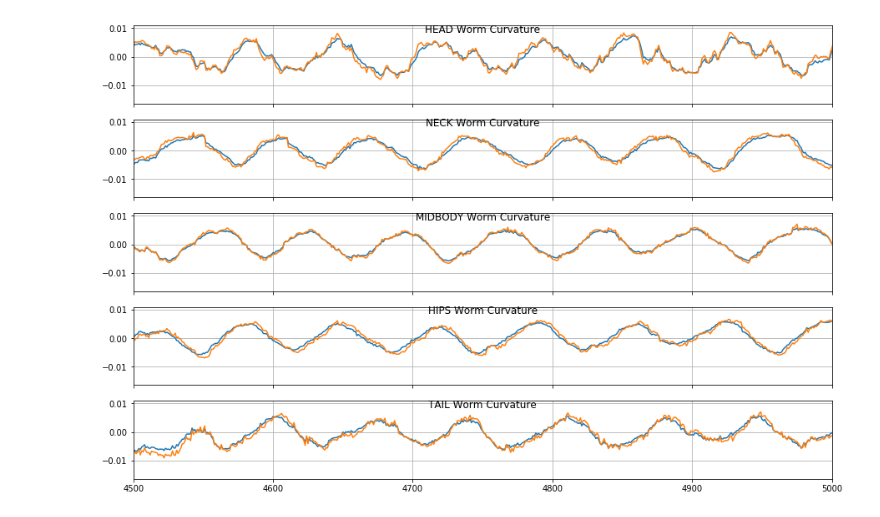
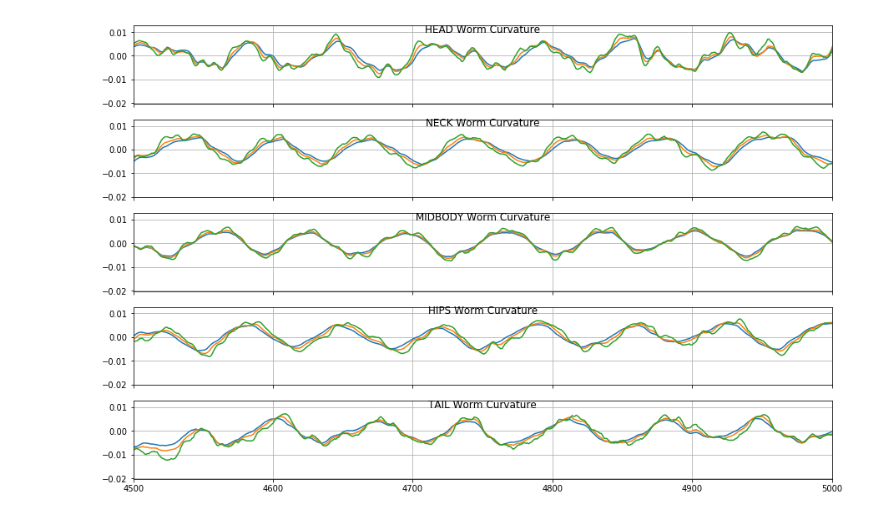
Before and after one commit to ver228/Work_In_Progress, a Jupyter notebook: work_in_progress/new_features/Bend Angles.ipynb, the cells around one changed output. Saved outputs shown, nothing was run; the diff lists cells and outputs as text; code cells hidden in the pictures.

```diff
--- a/work_in_progress/new_features/Bend Angles.ipynb
+++ b/work_in_progress/new_features/Bend Angles.ipynb
@@ -17,30 +17,30 @@ ventral_contours = data['ventral_contour']
 # %%
 segments_ind_dflt = {
     'head' : 0,
     'neck' : 0.25,
     'midbody' : 0.5,
     'hips' : 0.75,
     'tail' : 1.,
 }
 
 xlim = (4500, 5000)
 
 f, axs = plt.subplots(len(segments_ind_dflt), sharex=True, sharey=True, figsize = (15, 10))
 
 skel_lengths = _h_lengths(skeletons)
-for points_window in [5, 4]:#range(4, 6):
+for points_window in [5, 4, 3]:#range(4, 6):
     curvatures = _h_curvature(skeletons, points_window, lengths=None)
 
     max_angle_index = curvatures.shape[-1]-1
     segments_ind = {k:int(round(x*max_angle_index)) for k,x in segments_ind_dflt.items()}
 
     for ax, (p, ind) in zip(axs, segments_ind.items()):
         ax.plot(curvatures[:, ind])
         ax.set_title(p.upper() + ' Worm Curvature', y=0.85)
         ax.grid('on')
     plt.xlim(xlim)
 # %% [output]
-[figure, old version]
+[figure, new version]
 # %%
 from velocities import _h_ax_range
 import matplotlib.cm as cm
```
Also changed, not shown: parts of 6 cells of this notebook, 7 other files.
